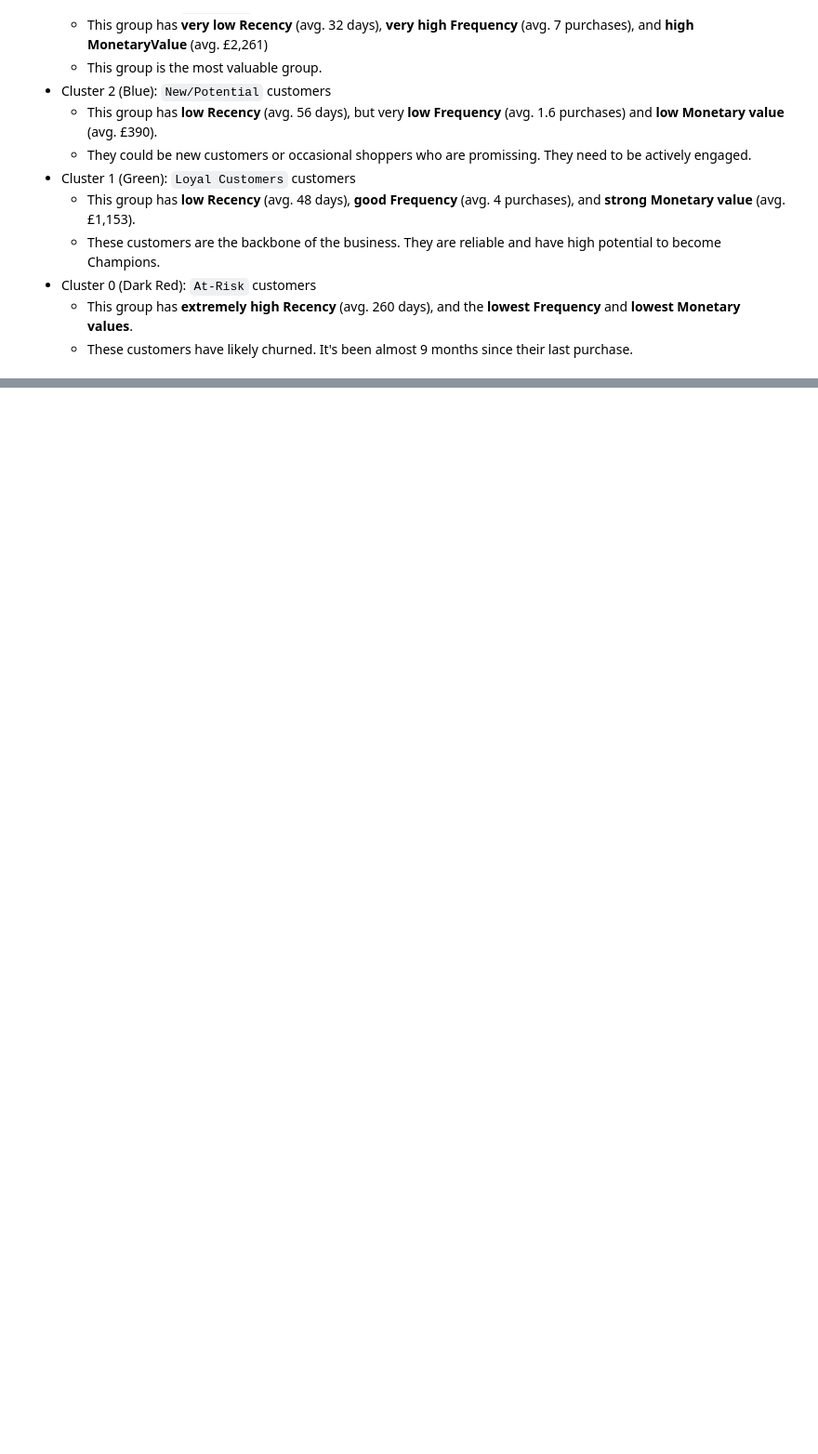
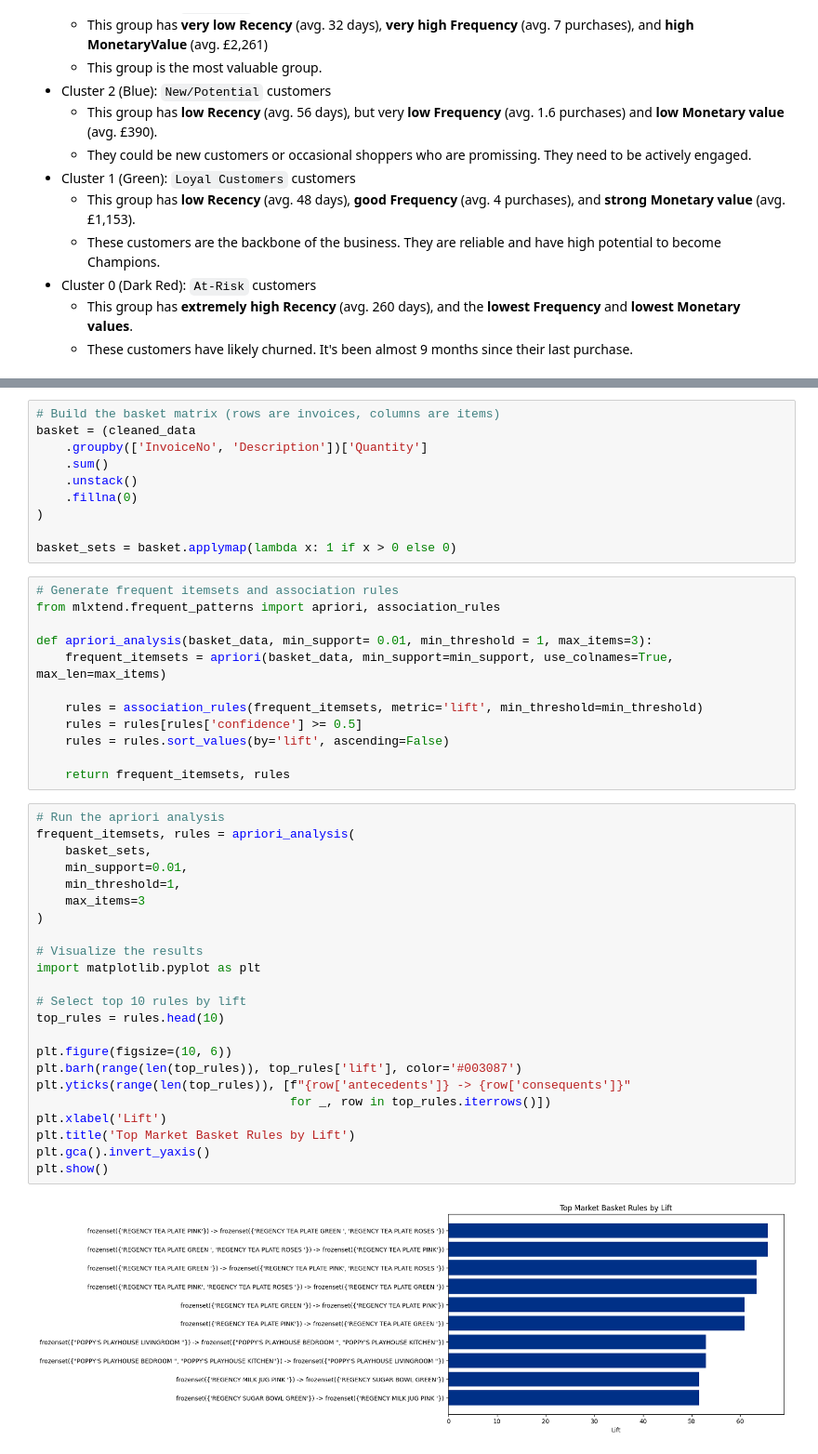
Before and after one commit to neehanthreddym/ecommerce_analytics_pipeline, a Jupyter notebook: notebooks/e_commerce_anlaytics.ipynb, the cells around one changed output, grey strips where cells are left out. Shown at 93% size. Saved outputs shown, nothing was run; the diff lists cells and outputs as text; blank space fills up the shorter version.

```diff
--- a/notebooks/e_commerce_anlaytics.ipynb
+++ b/notebooks/e_commerce_anlaytics.ipynb
@@ -779,0 +791,47 @@ K-Means algorithm has successfully separated customers into four distinct groups
+# %%
+# Build the basket matrix (rows are invoices, columns are items)
+basket = (cleaned_data
+    .groupby(['InvoiceNo', 'Description'])['Quantity']
+    .sum()
+    .unstack()
+    .fillna(0)
+)
+
+basket_sets = basket.applymap(lambda x: 1 if x > 0 else 0)
+# %%
+# Generate frequent itemsets and association rules
+from mlxtend.frequent_patterns import apriori, association_rules
+
+def apriori_analysis(basket_data, min_support= 0.01, min_threshold = 1, max_items=3):
+    frequent_itemsets = apriori(basket_data, min_support=min_support, use_colnames=True, max_len=max_items)
+
+    rules = association_rules(frequent_itemsets, metric='lift', min_threshold=min_threshold)
+    rules = rules[rules['confidence'] >= 0.5]
+    rules = rules.sort_values(by='lift', ascending=False)
+
+    return frequent_itemsets, rules
+# %%
+# Run the apriori analysis
+frequent_itemsets, rules = apriori_analysis(
+    basket_sets,
+    min_support=0.01,
+    min_threshold=1,
+    max_items=3
+)
+
+# Visualize the results
+import matplotlib.pyplot as plt
+
+# Select top 10 rules by lift
+top_rules = rules.head(10)
+
+plt.figure(figsize=(10, 6))
+plt.barh(range(len(top_rules)), top_rules['lift'], color='#003087')
+plt.yticks(range(len(top_rules)), [f"{row['antecedents']} -> {row['consequents']}"
+                                   for _, row in top_rules.iterrows()])
+plt.xlabel('Lift')
+plt.title('Top Market Basket Rules by Lift')
+plt.gca().invert_yaxis()
+plt.show()
+# %% [output]
+[figure, added]
```
Also changed, not shown: parts of 6 cells of this notebook, 2 other files.
